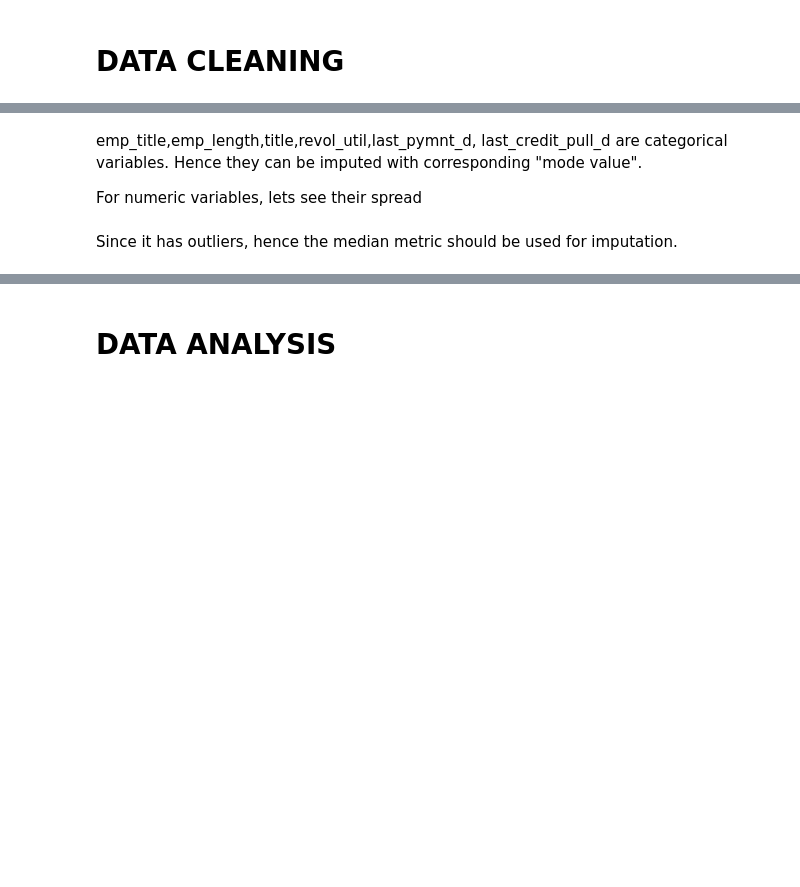
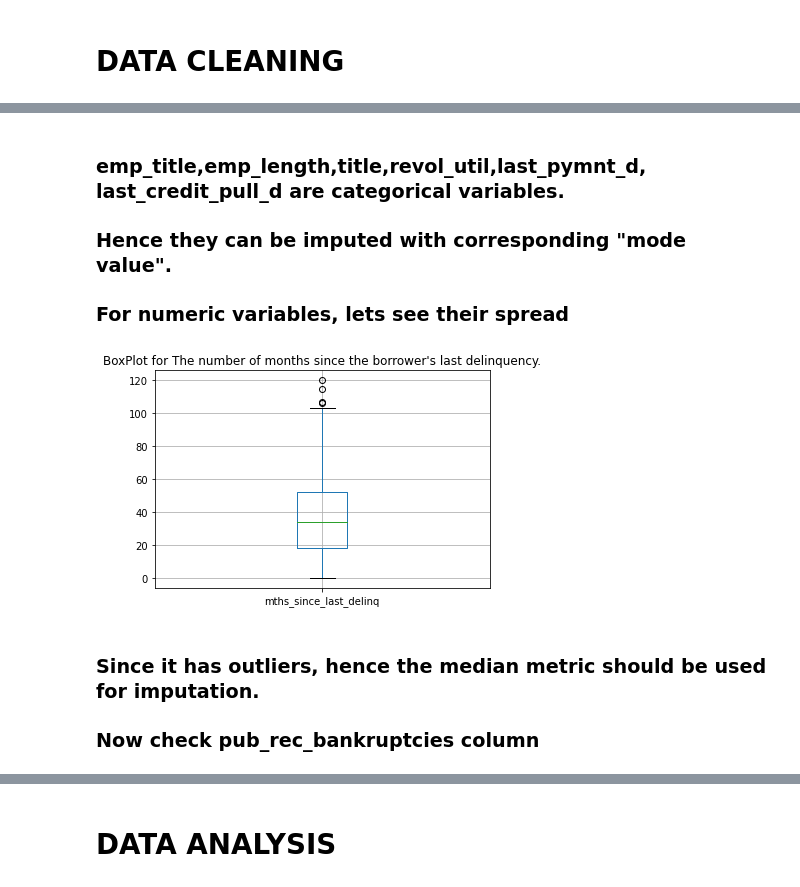
Before and after one commit to gokul-gopan-k/test-git, a Jupyter notebook: case-study-bivariate.ipynb, the cells around one changed output, grey strips where cells are left out. Drawn from its saved outputs; the diff is of its cells as text; code cells hidden in the pictures; blank space fills up the shorter version.

```diff
--- a/case-study-bivariate.ipynb
+++ b/case-study-bivariate.ipynb
@@ -257,5 +550,5 @@ df_2.info()
 # %% [markdown]
-emp_title,emp_length,title,revol_util,last_pymnt_d, last_credit_pull_d are categorical variables.
-Hence they can be imputed with corresponding "mode value".
+### emp_title,emp_length,title,revol_util,last_pymnt_d, last_credit_pull_d are categorical variables.
+### Hence they can be imputed with corresponding "mode value".
 
-For numeric variables, lets see their spread
+### For numeric variables, lets see their spread
@@ -265,4 +555,14 @@ df_3.boxplot()
+# %%
+# create dataframe by slicing only required columns
+df_3 = df.loc[:,["mths_since_last_delinq"]]
+# Create boxplot for variable to see its spread
+plt.title("BoxPlot for The number of months since the borrower's last delinquency.")
+df_3.boxplot()
+plt.show()
+# %% [output]
+[figure, added]
 # %% [markdown]
-Since it has outliers, hence the median metric should be used for imputation.
+### Since it has outliers, hence the median metric should be used for imputation.
+### Now check pub_rec_bankruptcies column
 # %%
 df.pub_rec_bankruptcies.value_counts()
```
Also changed, not shown: parts of 506 cells of this notebook.
